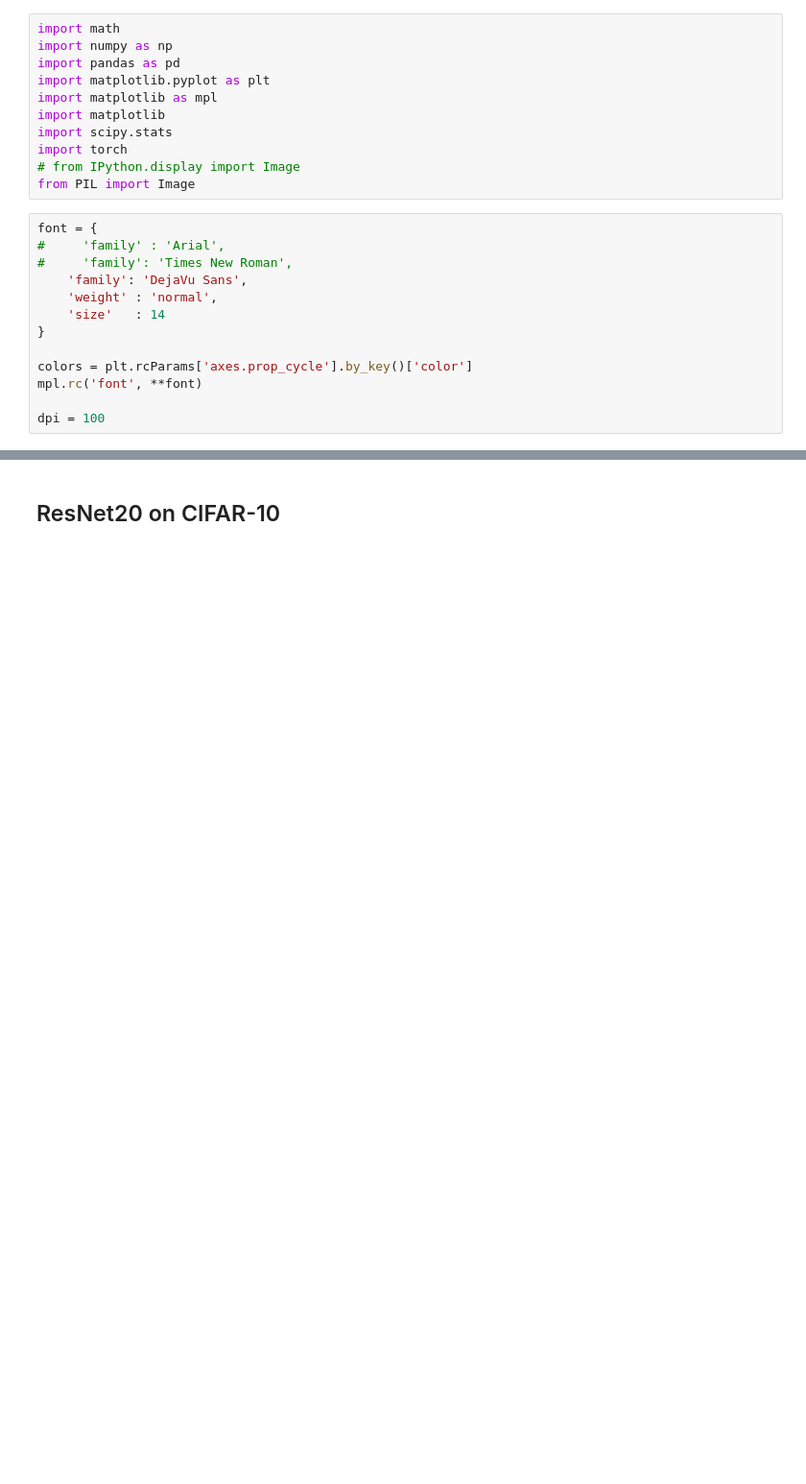
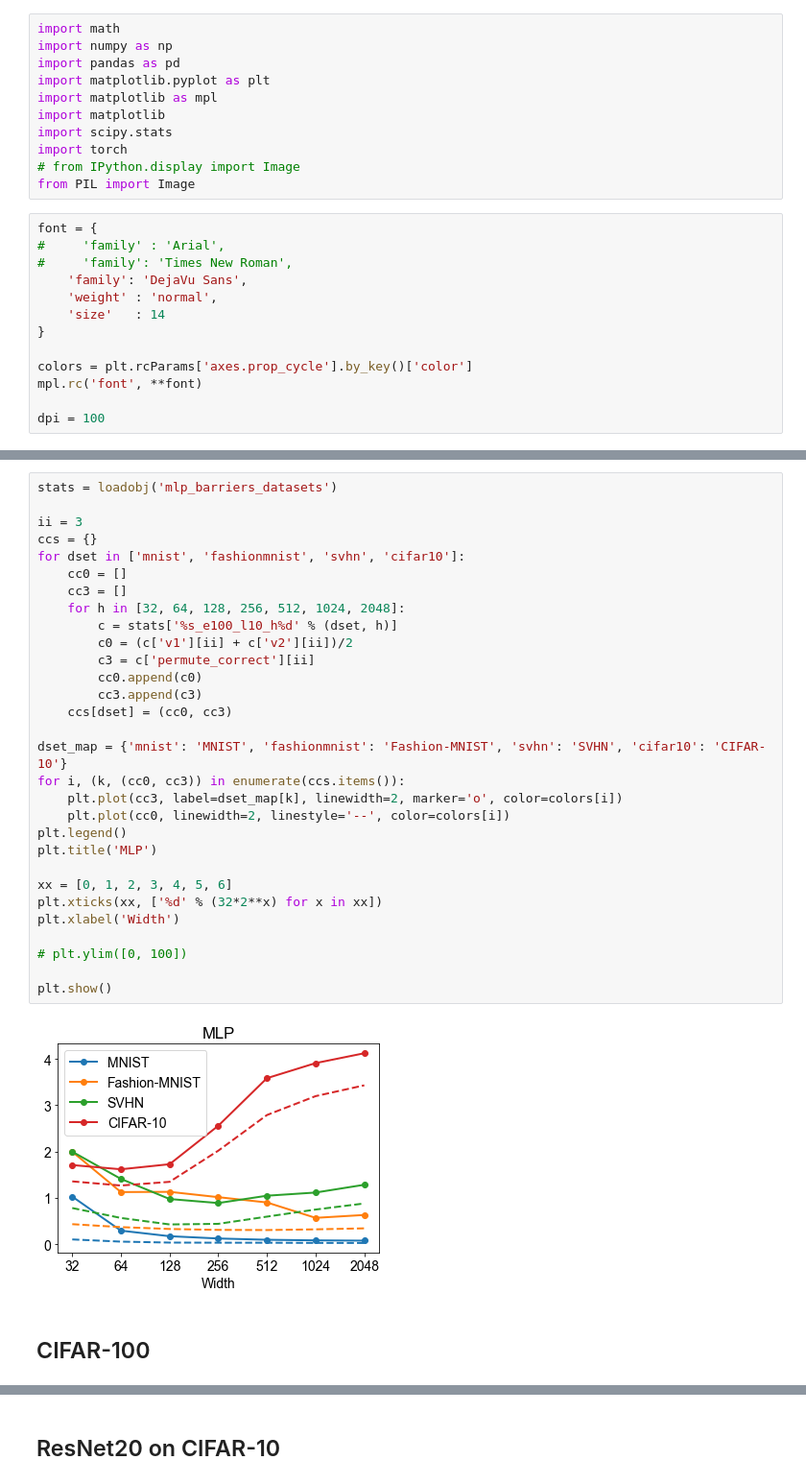
Before and after one commit to KellerJordan/REPAIR, a Jupyter notebook: notebooks/Figures.ipynb, the cells around one changed output, grey strips where cells are left out. Shown at 96% size. Saved outputs shown, nothing was run; the diff lists cells and outputs as text; blank space fills up the shorter version.

```diff
--- a/notebooks/Figures.ipynb
+++ b/notebooks/Figures.ipynb
@@ -113,0 +103,34 @@ plt.show()
+# %%
+stats = loadobj('mlp_barriers_datasets')
+
+ii = 3
+ccs = {}
+for dset in ['mnist', 'fashionmnist', 'svhn', 'cifar10']:
+    cc0 = []
+    cc3 = []
+    for h in [32, 64, 128, 256, 512, 1024, 2048]:
+        c = stats['%s_e100_l10_h%d' % (dset, h)]
+        c0 = (c['v1'][ii] + c['v2'][ii])/2
+        c3 = c['permute_correct'][ii]
+        cc0.append(c0)
+        cc3.append(c3)
+    ccs[dset] = (cc0, cc3)
+
+dset_map = {'mnist': 'MNIST', 'fashionmnist': 'Fashion-MNIST', 'svhn': 'SVHN', 'cifar10': 'CIFAR-10'}
+for i, (k, (cc0, cc3)) in enumerate(ccs.items()):
+    plt.plot(cc3, label=dset_map[k], linewidth=2, marker='o', color=colors[i])
+    plt.plot(cc0, linewidth=2, linestyle='--', color=colors[i])
+plt.legend()
+plt.title('MLP')
+
+xx = [0, 1, 2, 3, 4, 5, 6]
+plt.xticks(xx, ['%d' % (32*2**x) for x in xx])
+plt.xlabel('Width')
+
+# plt.ylim([0, 100])
+
+plt.show()
+# %% [output]
+[figure, added]
+# %% [markdown]
+## CIFAR-100
```
Also changed, not shown: parts of 29 cells of this notebook, 2 other files.
